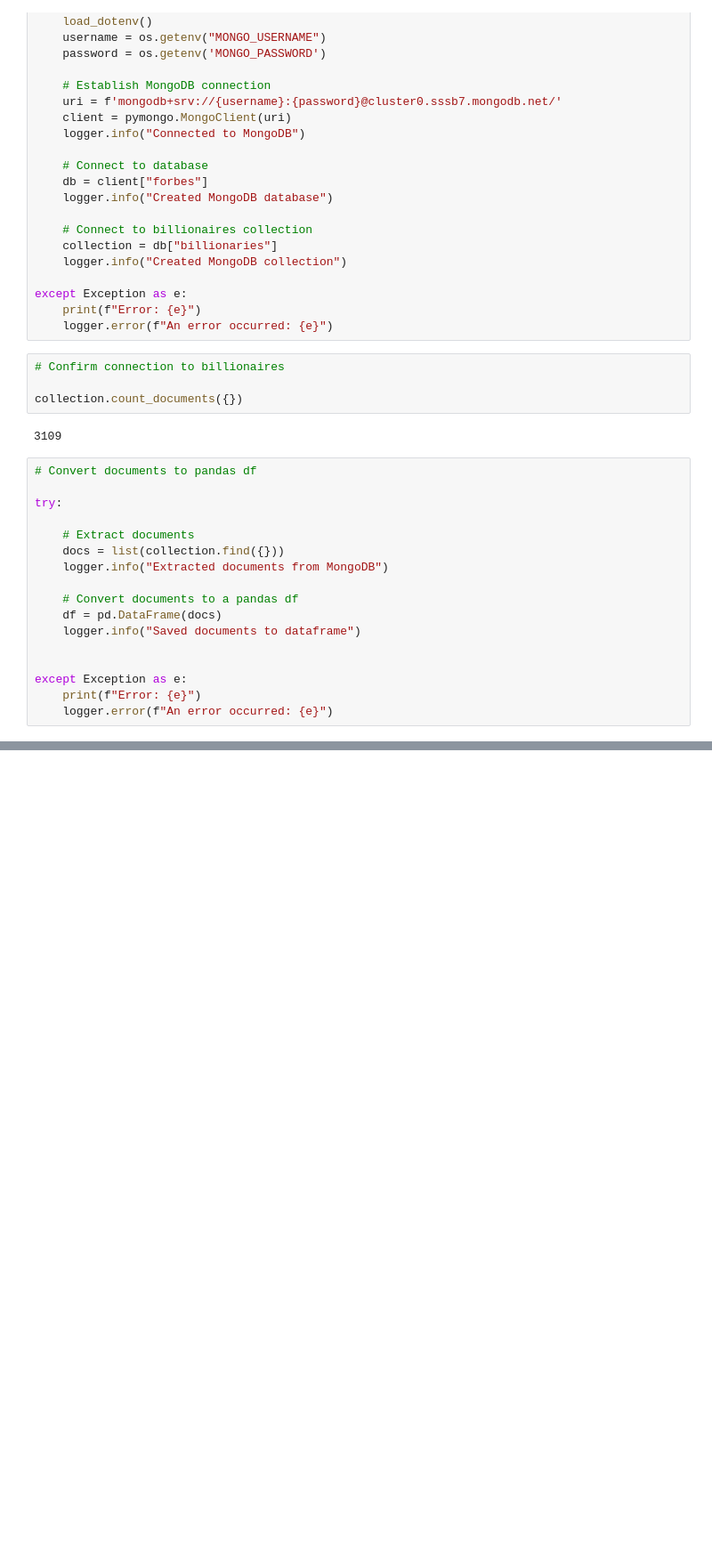
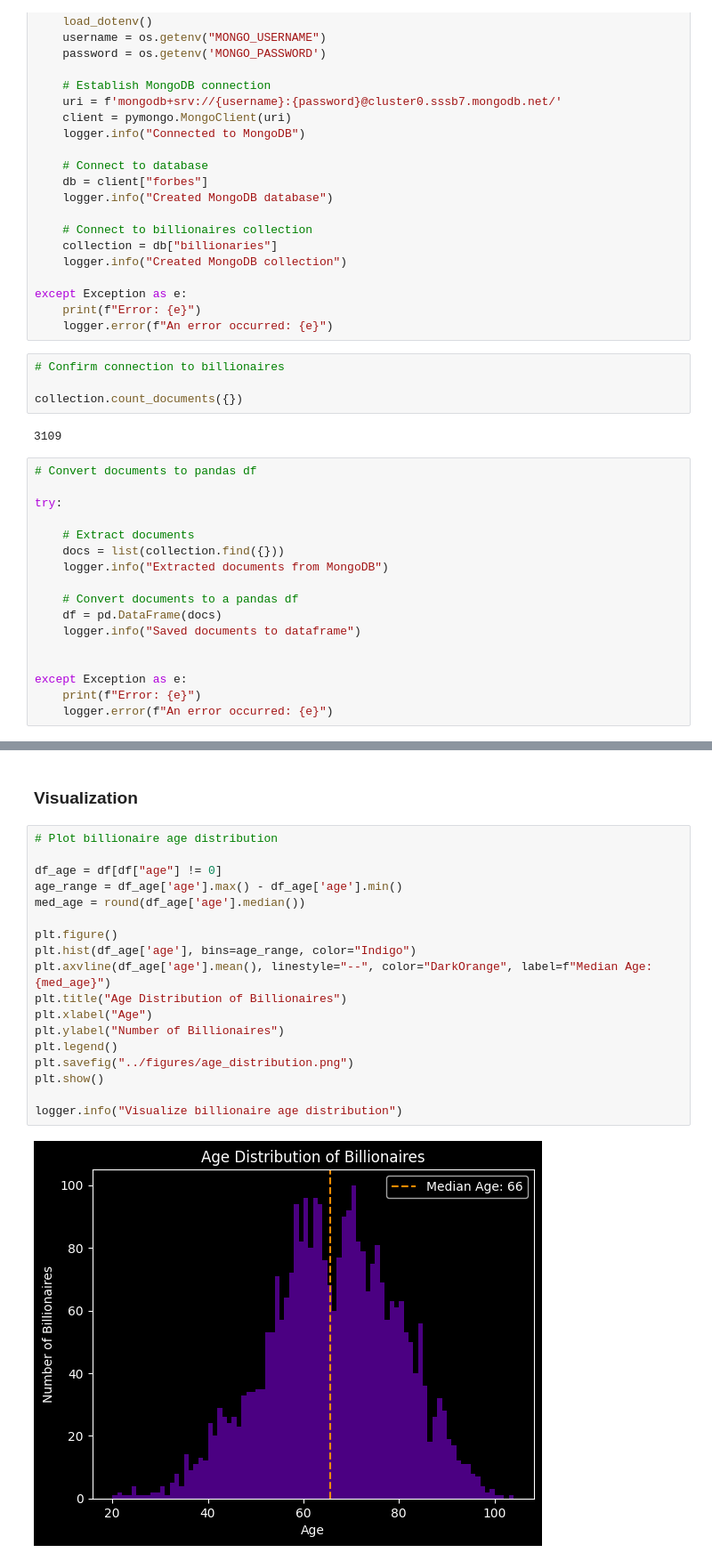
Before and after one commit to masonnicoletti/billionaire-analysis, a Jupyter notebook: pipeline/data_analysis.ipynb, the cells around one changed output, grey strips where cells are left out. Shown at 89% size. Drawn from its saved outputs; the diff is of its cells as text; blank space fills up the shorter version.

Commit message:
Start visuals

```diff
--- a/pipeline/data_analysis.ipynb
+++ b/pipeline/data_analysis.ipynb
@@ -82,0 +106,22 @@ df.head()
+# %% [markdown]
+### Visualization
+# %%
+# Plot billionaire age distribution
+
+df_age = df[df["age"] != 0]
+age_range = df_age['age'].max() - df_age['age'].min()
+med_age = round(df_age['age'].median())
+
+plt.figure()
+plt.hist(df_age['age'], bins=age_range, color="Indigo")
+plt.axvline(df_age['age'].mean(), linestyle="--", color="DarkOrange", label=f"Median Age: {med_age}")
+plt.title("Age Distribution of Billionaires")
+plt.xlabel("Age")
+plt.ylabel("Number of Billionaires")
+plt.legend()
+plt.savefig("../figures/age_distribution.png")
+plt.show()
+
+logger.info("Visualize billionaire age distribution")
+# %% [output]
+[figure, added]
```
Also changed, not shown: parts of 3 cells of this notebook, 2 other files.
